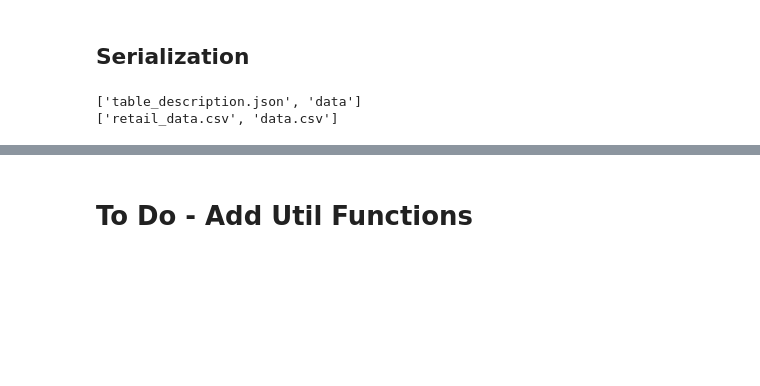
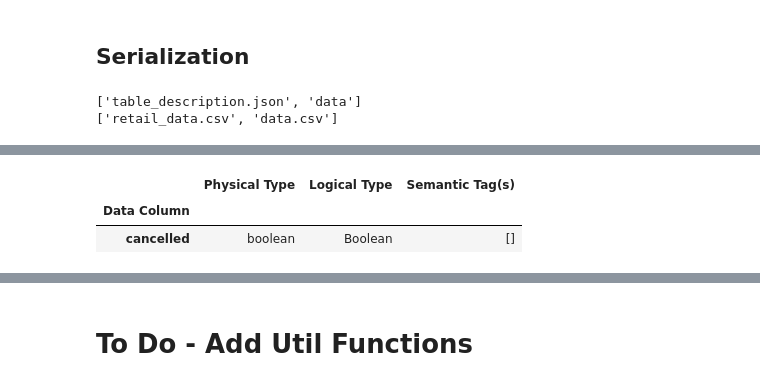
Before and after one commit to alteryx/woodwork, a Jupyter notebook: WorkingExample.ipynb, the cells around one changed output, grey strips where cells are left out. Saved outputs shown, nothing was run; the diff lists cells and outputs as text; code cells hidden in the pictures; blank space fills up the shorter version.

```diff
--- a/WorkingExample.ipynb
+++ b/WorkingExample.ipynb
@@ -222,0 +225,2 @@ print(os.listdir('test/data'))
+# %%
+df['cancelled'] = df['cancelled'].astype('int')
@@ -222,0 +247,6 @@ print(os.listdir('test/data'))
+# %%
+df.ww.select('boolean')
+# %% [output]
+|  | Physical Type | Logical Type | Semantic Tag(s) |
+| Data Column |  |  |  |
+| cancelled | boolean | Boolean | [] |
```
Also changed, not shown: parts of 5 cells of this notebook.
